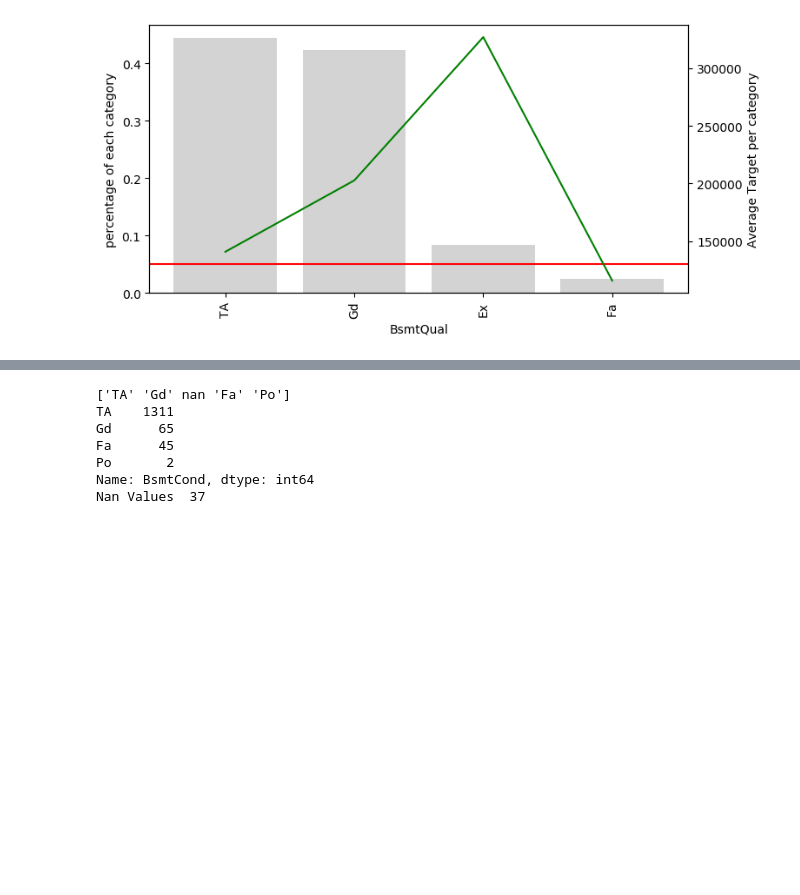
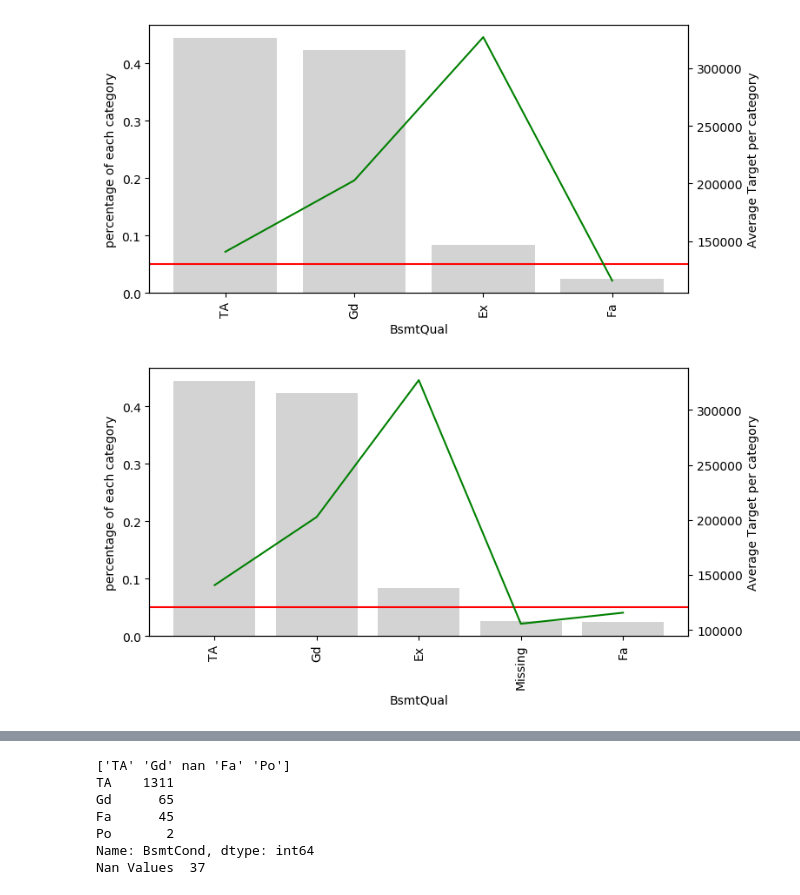
Before and after one commit to MKbinli/House-Price-Prediction, a Jupyter notebook: HP-Data Preprocessing.ipynb, the cells around one changed output, grey strips where cells are left out. Saved outputs shown, nothing was run; the diff lists cells and outputs as text; code cells hidden in the pictures; blank space fills up the shorter version.

```diff
--- a/HP-Data Preprocessing.ipynb
+++ b/HP-Data Preprocessing.ipynb
@@ -1166,6 +1168,12 @@ Name: BsmtQual, dtype: int64
 Nan Values  37
 [figure]
 [figure]
+# %%
+#We should check missing values' price behaviors. So we will give none values a category as "missing"
+dataset["BsmtQual"]=dataset["BsmtQual"].fillna("Missing")
+calculateMeanTargetPerCategory(dataset, featureName="BsmtQual", targetName="SalePrice")
+# %% [output]
+[figure, added]
 # %%
 #I will convert them ordinal scale. Cobine Po, Fa and TA cotegries. Their mean prices are noteably low.
 BsmtQual=dataset.pop("BsmtQual")
```
Also changed, not shown: parts of 23 cells of this notebook.
